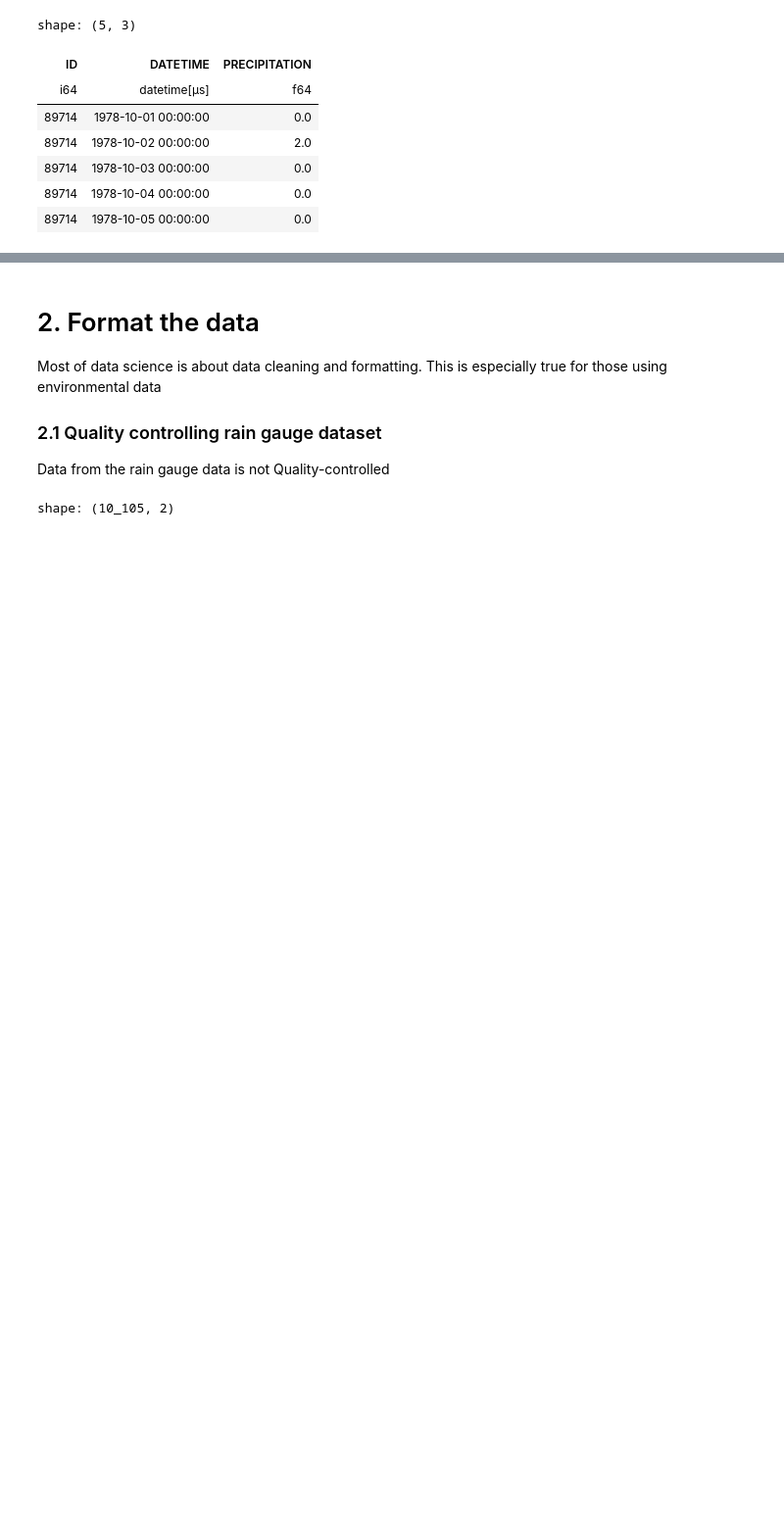
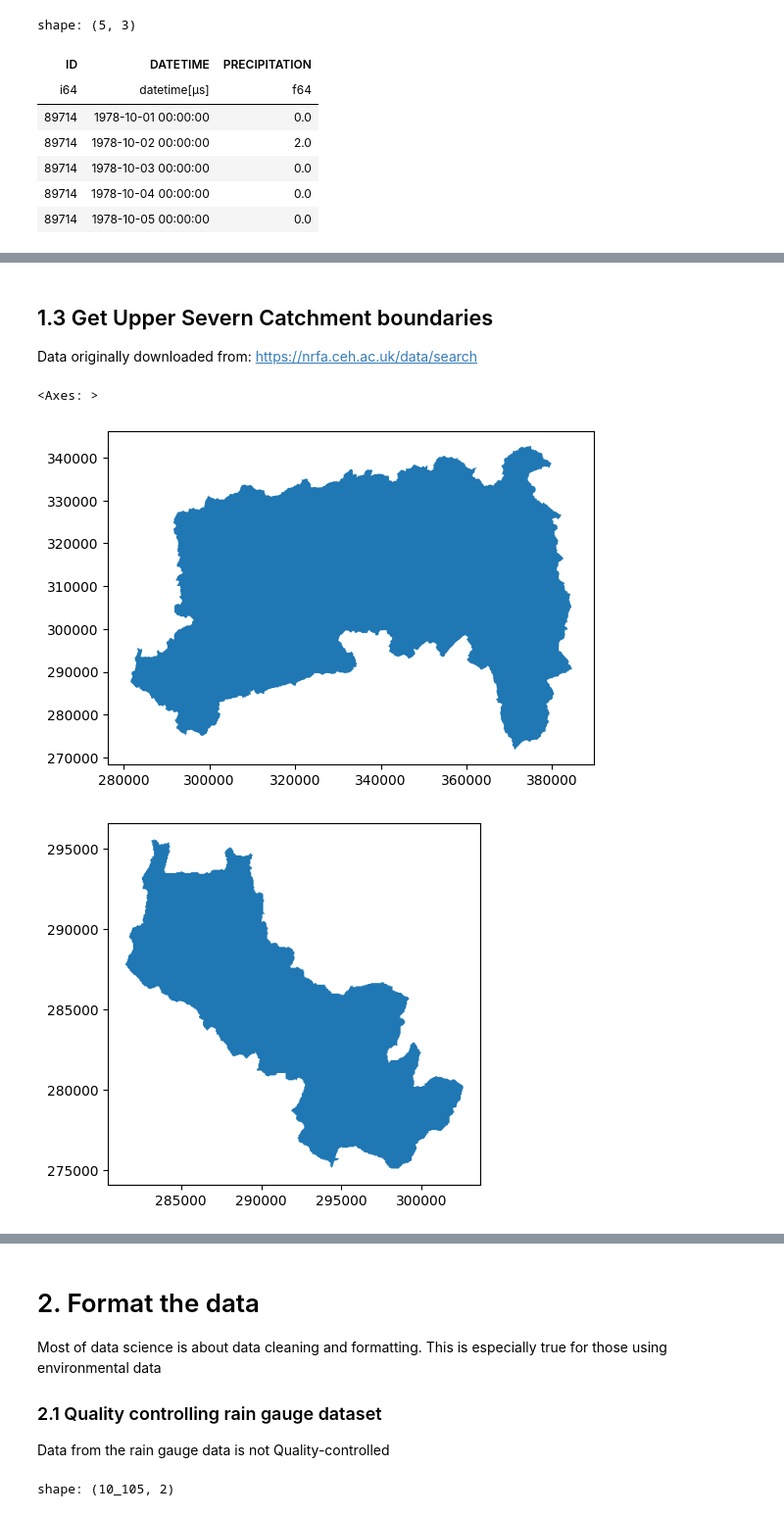
Before and after one commit to Thomasjkeel/UKCEH_Summer_School, a Jupyter notebook: Workshop_4/Workshop_4_rainfall_uncertainty.ipynb, the cells around one changed output, grey strips where cells are left out. Shown at 98% size. Drawn from its saved outputs; the diff is of its cells as text; code cells hidden in the pictures; blank space fills up the shorter version.

```diff
--- a/Workshop_4/Workshop_4_rainfall_uncertainty.ipynb
+++ b/Workshop_4/Workshop_4_rainfall_uncertainty.ipynb
@@ -157,3 +239,6 @@ shape: (5, 9)
 | 90359 | 2919 | "ECCLESHALL, SUGNALL HALL" | "GB-GBN" | 379800 | 331200 | 28 | 137 | "/BI/UK/GB/ENG/STS/" |
 | 90492 | 2920 | "WALTON HALL GARDENS" | "GB-GBN" | 384900 | 328500 | 28 | 99 | "/BI/UK/GB/ENG/STS/" |
 | 90537 | 2921 | "WHITMORE P STA" | "GB-GBN" | 379900 | 340100 | 28 | 121 | "/BI/UK/GB/ENG/CHS/" |
+# %% [markdown]
+## 1.3 Get Upper Severn Catchment boundaries
+Data originally downloaded from: https://nrfa.ceh.ac.uk/data/search
@@ -159,0 +250,15 @@ shape: (5, 9)
+# %%
+# Greater Severn catchment boundary
+bewdley_shp = gpd.read_file('severn_catchment_data/Bewdley/54001/54001.shp')
+
+# Upper Severn catchment boundaries
+abermule_shp = gpd.read_file('severn_catchment_data/Abermule/54014/54014.shp')
+dolwen_shp = gpd.read_file('severn_catchment_data/Dolwen/54080/54080.shp')
+plynlimon_shp = gpd.read_file('severn_catchment_data/Dolwen/54080/54080.shp')
+# %%
+bewdley_shp.plot()
+plynlimon_shp.plot()
+# %% [output]
+<Axes: >
+[figure, added]
+[figure, added]
```
Also changed, not shown: parts of 11 cells of this notebook, 44 other files.
